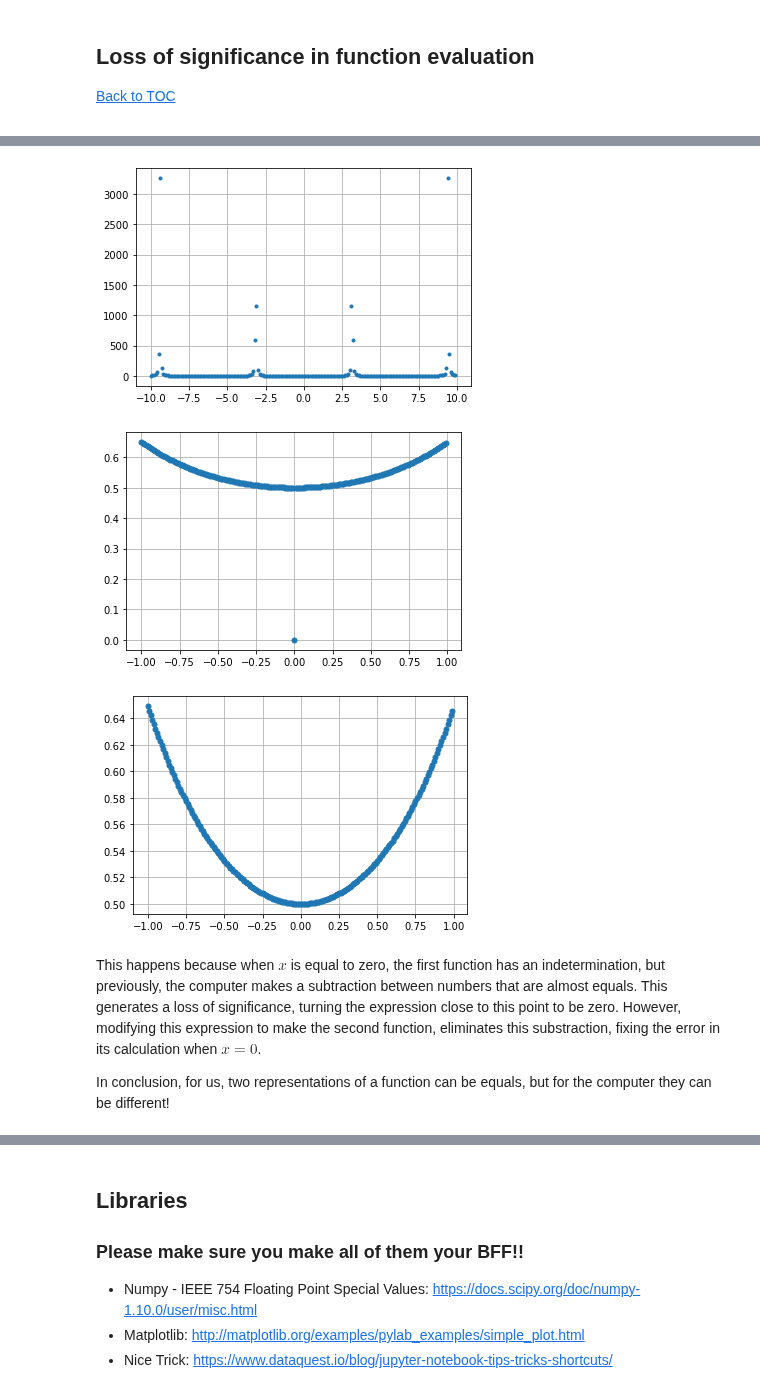
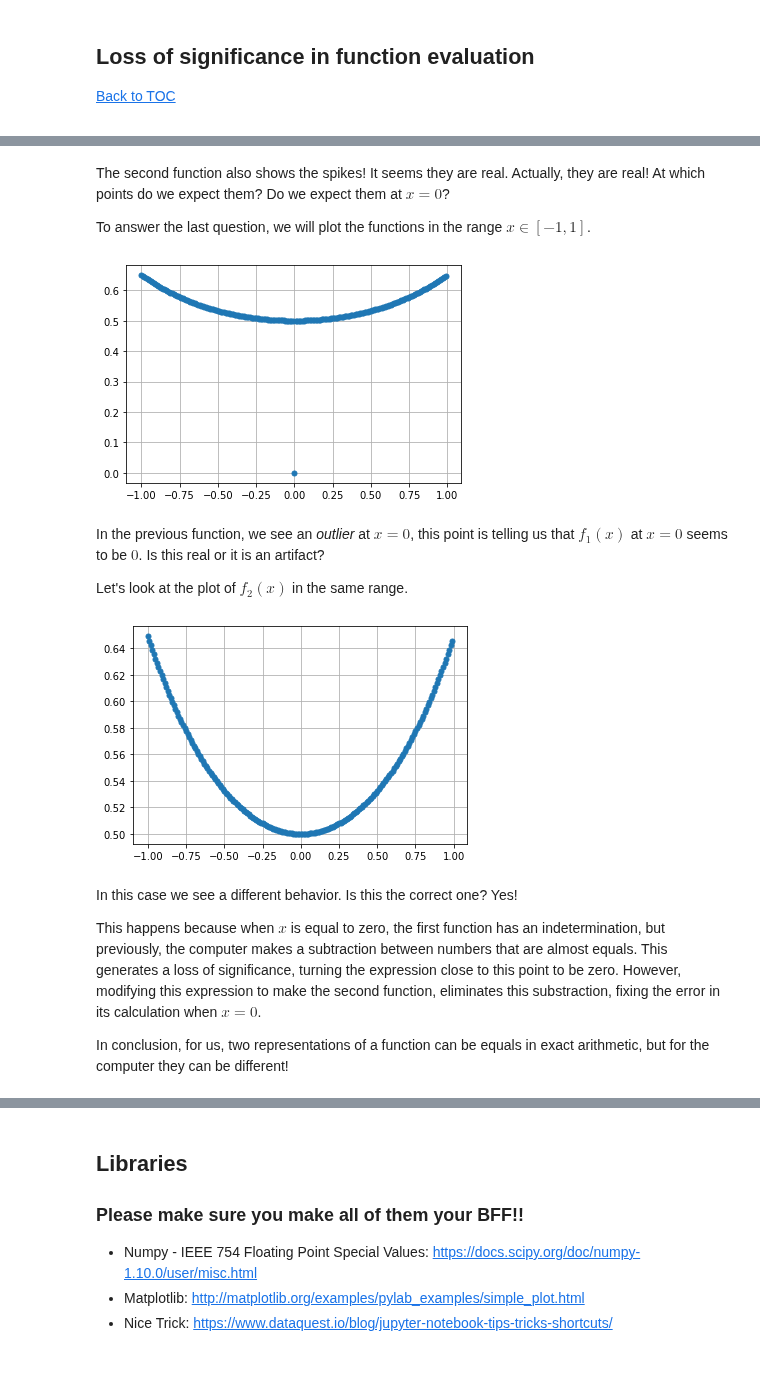
Before and after one commit to tclaudioe/Scientific-Computing, a Jupyter notebook: SC1v2/02_floating_point_arithmetic.ipynb, the cells around one changed output, grey strips where cells are left out. Saved outputs shown, nothing was run; the diff lists cells and outputs as text; code cells hidden in the pictures; blank space fills up the shorter version.

```diff
--- a/SC1v2/02_floating_point_arithmetic.ipynb
+++ b/SC1v2/02_floating_point_arithmetic.ipynb
@@ -295,0 +340,8 @@ I can't stored the **Integer** $2^{53}+1$! Thus, the first integer not represent
+# %%
+x = np.logspace(-200,800,1000, base=2, dtype=np.dtype(float))
+plt.figure()
+plt.loglog(x,x,'b',label='fl$(x)$: value stored')
+plt.loglog(x,np.power(2.,-52)*np.abs(x)/2,'r',label='Upper bound of $|$fl$(x)-x|$ estimated')
+plt.legend(loc='best')
+plt.grid(True)
+plt.show()
@@ -405,33 +487,38 @@ plt.show()
+# %% [markdown]
+The second function also shows the spikes! It seems they are real.
+Actually, they are real!
+At which points do we expect them?
+Do we expect them at $x=0$?
+
+To answer the last question, we will plot the functions in the range $x\in[-1,1]$.
 # %%
-x = np.arange(-10,10,0.1)
-y = 1/(1+np.cos(x))
+x = np.arange(-1,1,0.01)
 plt.figure()
-plt.plot(x,y,'.')
+plt.plot(x,f1(x),'.',markersize=10)
 plt.grid(True)
 plt.show()
 # %% [output]
-[figure, old version]
+[figure, new version]
+# %% [markdown]
+In the previous function, we see an _outlier_ at $x=0$, this point is telling us that $f_1(x)$ at $x=0$ seems to be $0$.
+Is this real or it is an artifact?
+
+Let's look at the plot of $f_2(x)$ in the same range.
 # %%
-x = np.arange(-1,1,0.01)
-y = (1-np.cos(x))/np.sin(x)**2
 plt.figure()
-plt.plot(x,y,'.',markersize=10)
+plt.plot(x,f2(x),'.',markersize=10)
 plt.grid(True)
 plt.show()
 # %% [output]
-[figure, old version]
+[figure, new version]
-# %%
-y = 1/(1+np.cos(x))
-plt.figure()
-plt.plot(x,y,'.',markersize=10)
-plt.grid(True)
-plt.show()
-# %% [output]
-[figure, removed]
 # %% [markdown]
-This happens because when $x$ is equal to zero, the first function has an indetermination, but previously, the computer makes a subtraction between numbers that are almost equals. This generates a loss of significance, turning the expression close to this point to be zero. However, modifying this expression to make the second function, eliminates this substraction, fixing the error in its calculation when $x=0$.
+In this case we see a different behavior. Is this the correct one?
+Yes!
 
-In conclusion, for us, two representations of a function can be equals, but for the computer they can be different!
+This happens because when $x$ is equal to zero, the first function has an indetermination, but previously, the computer makes a subtraction between numbers that are almost equals. This generates a loss of significance, turning the expression close to this point to be zero.
+However, modifying this expression to make the second function, eliminates this substraction, fixing the error in its calculation when $x=0$.
+
+In conclusion, for us, two representations of a function can be equals in exact arithmetic, but for the computer they can be different!
 # %% [markdown]
 <div id='another' />
 
```
Also changed, not shown: parts of 52 cells of this notebook, 1 other file.
